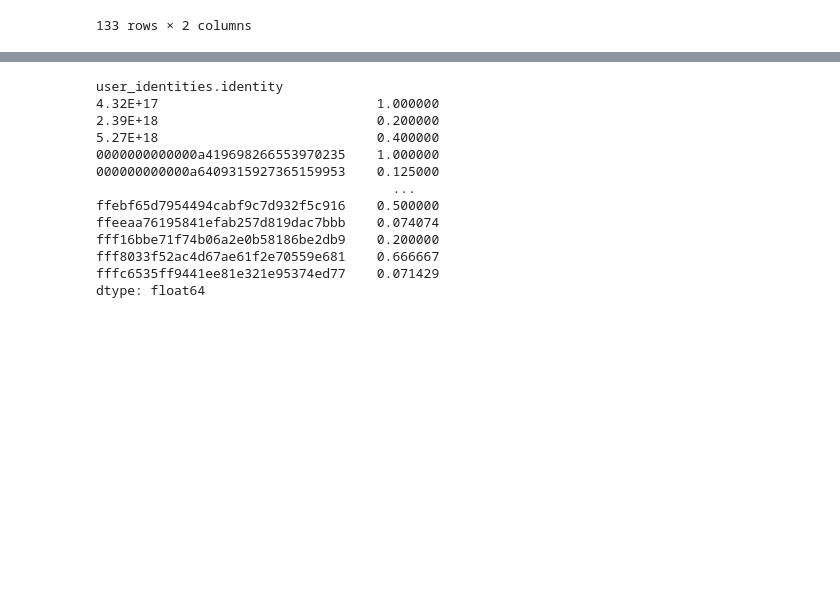
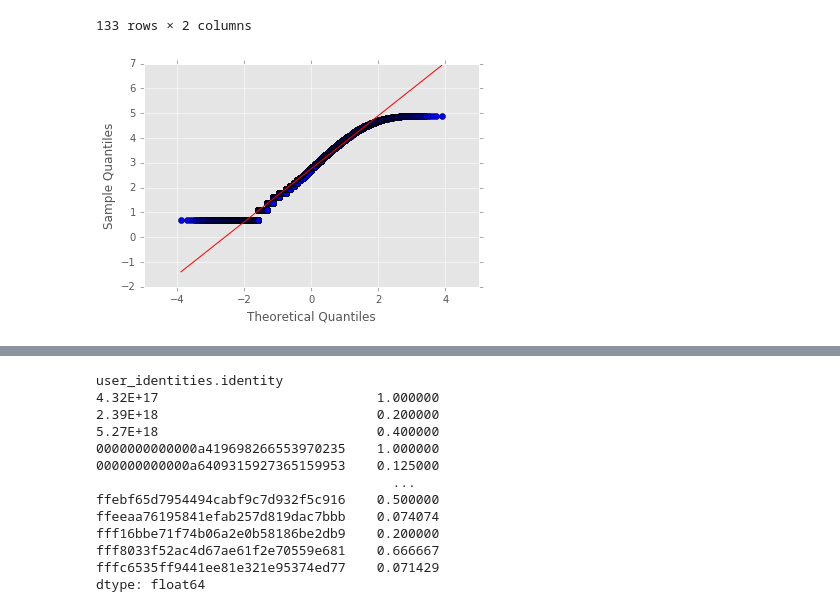
Before and after one commit to awburke/DS-SF-27, a Jupyter notebook: final-project/Final Project Files/Code/Final_Project_notebook.ipynb, the cells around one changed output, grey strips where cells are left out. Saved outputs shown, nothing was run; the diff lists cells and outputs as text; code cells hidden in the pictures; blank space fills up the shorter version.

```diff
--- a/final-project/Final Project Files/Code/Final_Project_notebook.ipynb
+++ b/final-project/Final Project Files/Code/Final_Project_notebook.ipynb
@@ -374,4 +374,12 @@ pd.crosstab(df.streams_added, df.greater_than_5_sessions)
 | 132 | 1 | 20 |
 | 133 | 2 | 8 |
 133 rows × 2 columns
+# %%
+sm.qqplot(df.streams_added.apply(lambda x: np.log(1 + x)), line = 's')
+#sm.qqplot(df.streams_added, line = 's')
+
+
+pass
+# %% [output]
+[figure, added]
 # %%
```
Also changed, not shown: parts of 3 cells of this notebook, 1 other file.
